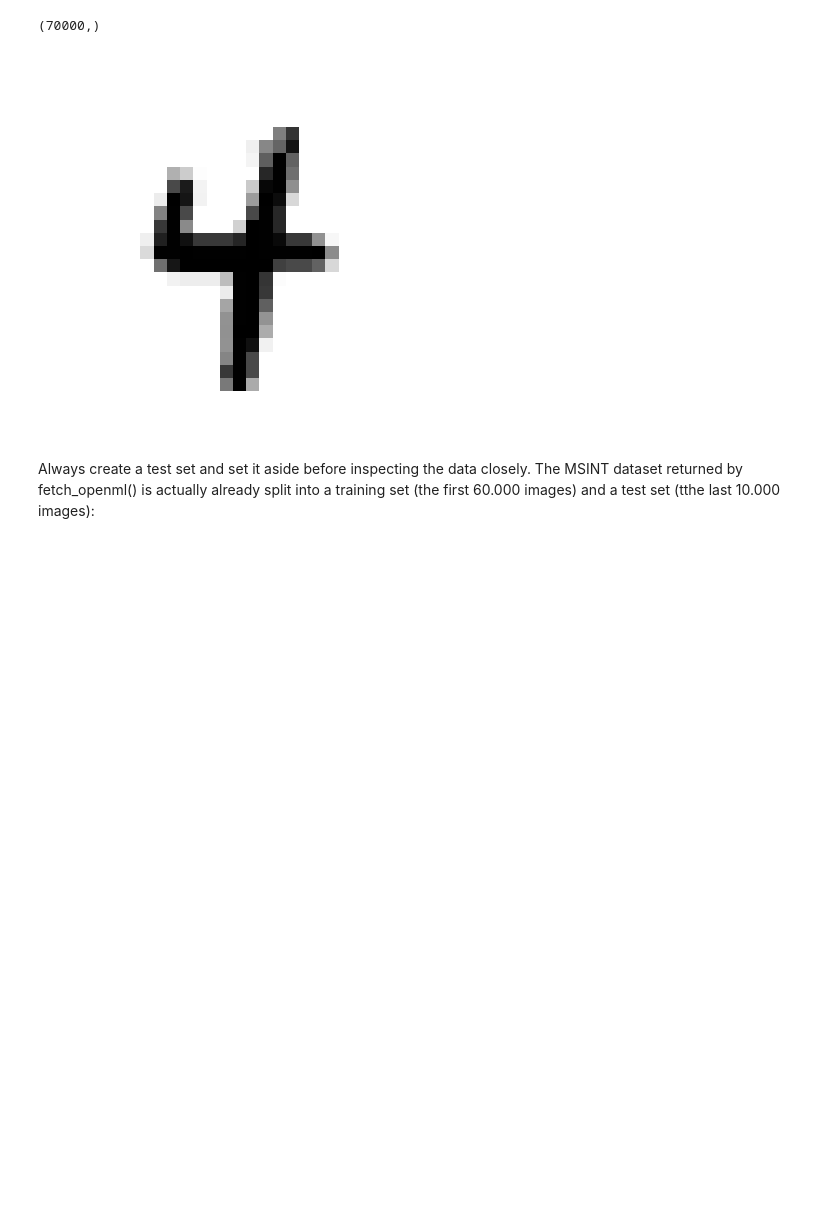
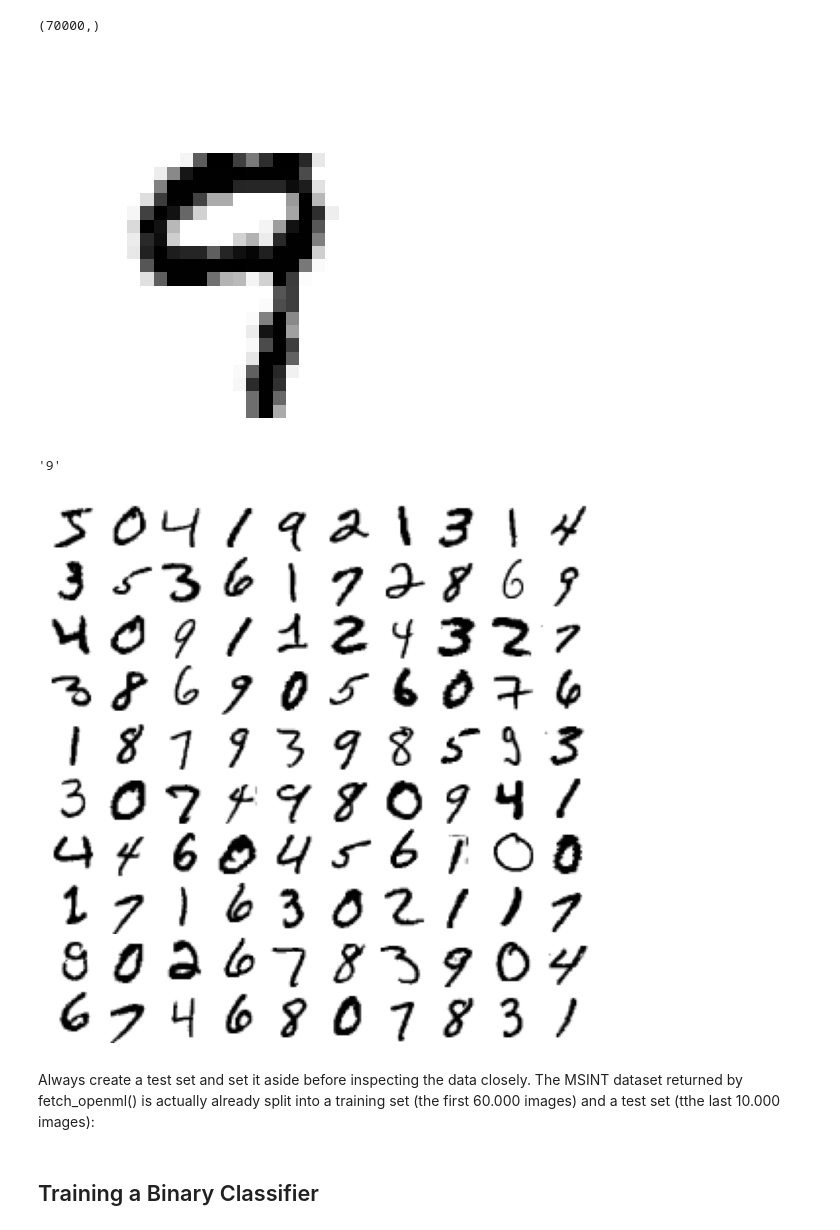
Before and after one commit to SocioPJ/HandsOn-ML, a Jupyter notebook: Chapter3-Classification/main.ipynb, the cells around one changed output. Saved outputs shown, nothing was run; the diff lists cells and outputs as text; code cells hidden in the pictures; blank space fills up the shorter version.

Commit message:
feat: :art: Binary classifier

```diff
--- a/Chapter3-Classification/main.ipynb
+++ b/Chapter3-Classification/main.ipynb
@@ -5,3 +7,26 @@ MSINT dataset is a set of 70.000 small images of digits handwritten by high scho
+# %%
+
+
+import matplotlib.pyplot as plt
+
+plt.rc('font', size=14)
+plt.rc('axes', labelsize=14, titlesize=14)
+plt.rc('legend', fontsize=14)
+plt.rc('xtick', labelsize=10)
+plt.rc('ytick', labelsize=10)
+# %%
+
+
+from pathlib import Path
+
+IMAGES_PATH = Path() / "images" / "classification"
+IMAGES_PATH.mkdir(parents=True, exist_ok=True)
+
+def save_fig(fig_id, tight_layout=True, fig_extension="png", resolution=300):
+    path = IMAGES_PATH / f"{fig_id}.{fig_extension}"
+    if tight_layout:
+        plt.tight_layout()
+    plt.savefig(path, format=fig_extension, dpi=resolution)
 # %% [markdown]
 ### Download Dataset
 # %%
@@ -34,8 +59,27 @@ some_digit = X[random_number]
 plot_digit(some_digit)
 plt.show()
 # %% [output]
-[figure, old version]
+[figure, new version]
+# %%
+y[random_number]
+# %% [output]
+'9'
+# %%
+
+
+# extra code – this cell generates and saves Figure 3–2
+plt.figure(figsize=(9, 9))
+for idx, image_data in enumerate(X[:100]):
+    plt.subplot(10, 10, idx + 1)
+    plot_digit(image_data)
+plt.subplots_adjust(wspace=0, hspace=0)
+save_fig("more_digits_plot", tight_layout=False)
+plt.show()
+# %% [output]
+[figure, added]
 # %% [markdown]
 Always create a test set and set it aside before inspecting the data closely. The MSINT dataset returned by fetch_openml() is actually already split into a training set (the first 60.000 images) and a test set (tthe last 10.000 images):
 # %%
 X_train,X_test,y_train,y_test = X[:60000],X[60000:],y[:60000],y[60000:]
+# %% [markdown]
+## Training a Binary Classifier
```
Also changed, not shown: parts of 6 cells of this notebook, 1 other file.
